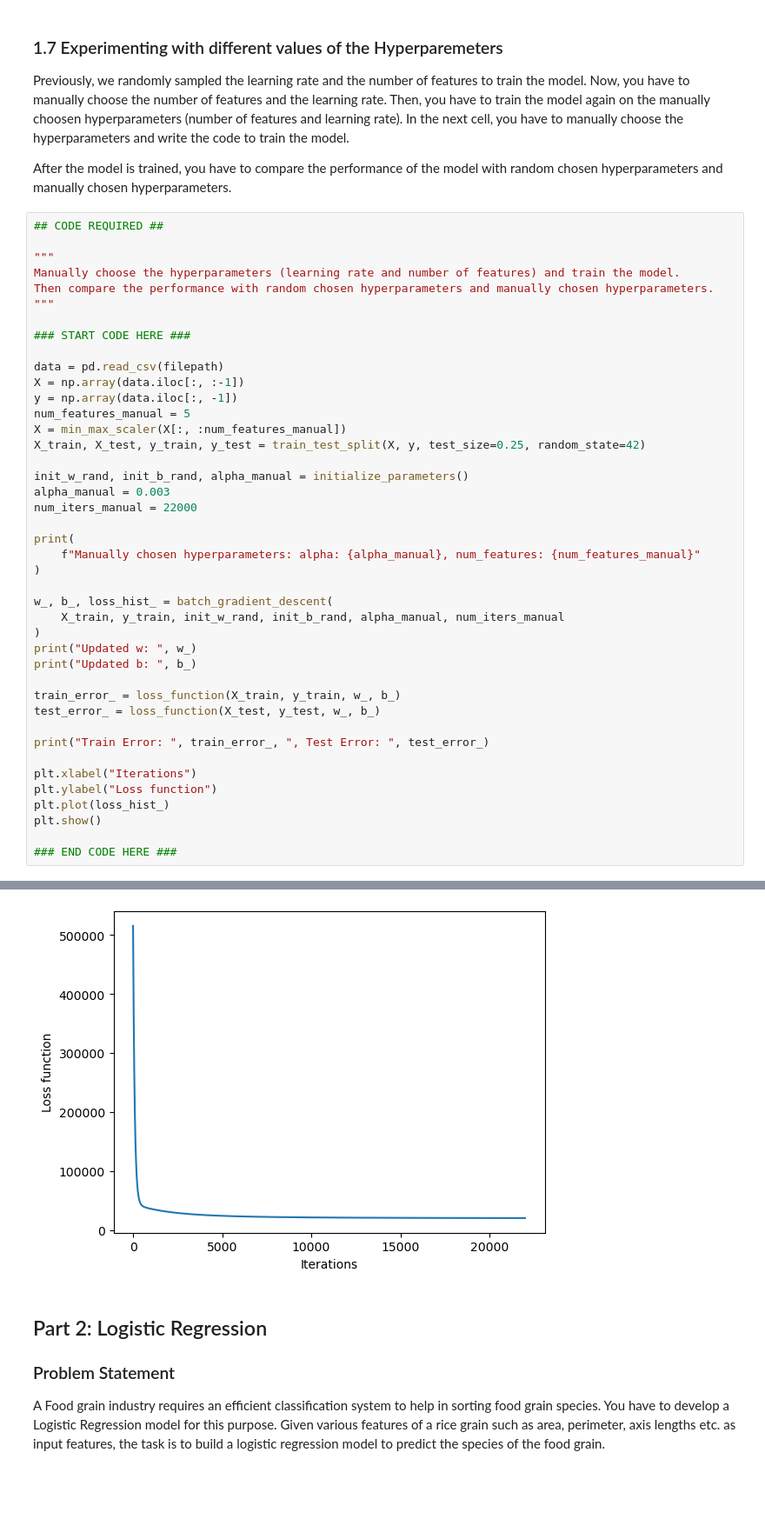
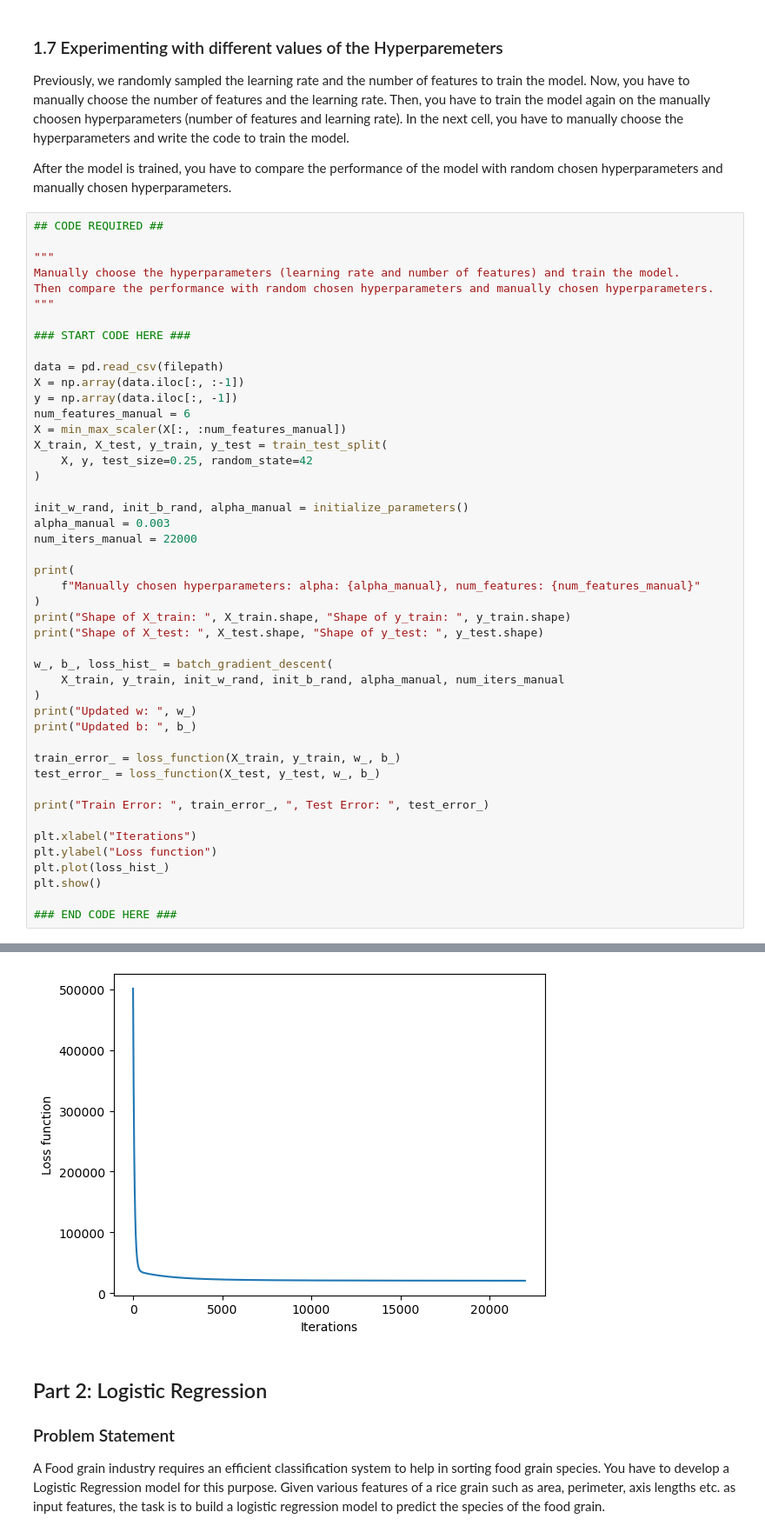
Before and after one commit to harshit-jain52/CS60050, a Jupyter notebook: assgn01/ML_Assignment_1/22CS10030_A1.ipynb, the cells around one changed output, grey strips where cells are left out. Shown at 87% size. Drawn from its saved outputs; the diff is of its cells as text; blank space fills up the shorter version.

Commit message:
Print Shapes in section 1.7 & 2.7

```diff
--- a/assgn01/ML_Assignment_1/22CS10030_A1.ipynb
+++ b/assgn01/ML_Assignment_1/22CS10030_A1.ipynb
@@ -464,9 +464,11 @@ Then compare the performance with random chosen hyperparameters and manually cho
 data = pd.read_csv(filepath)
 X = np.array(data.iloc[:, :-1])
 y = np.array(data.iloc[:, -1])
-num_features_manual = 5
+num_features_manual = 6
 X = min_max_scaler(X[:, :num_features_manual])
-X_train, X_test, y_train, y_test = train_test_split(X, y, test_size=0.25, random_state=42)
+X_train, X_test, y_train, y_test = train_test_split(
+    X, y, test_size=0.25, random_state=42
+)
 
 init_w_rand, init_b_rand, alpha_manual = initialize_parameters()
 alpha_manual = 0.003
@@ -475,6 +477,8 @@ num_iters_manual = 22000
 print(
     f"Manually chosen hyperparameters: alpha: {alpha_manual}, num_features: {num_features_manual}"
 )
+print("Shape of X_train: ", X_train.shape, "Shape of y_train: ", y_train.shape)
+print("Shape of X_test: ", X_test.shape, "Shape of y_test: ", y_test.shape)
 
 w_, b_, loss_hist_ = batch_gradient_descent(
     X_train, y_train, init_w_rand, init_b_rand, alpha_manual, num_iters_manual
@@ -514,4 +518,4 @@ Train Error:  20241.407990460713 , Test Error:  12269.12817797581
-[figure, old version]
+[figure, new version]
 # %% [markdown]
 ## Part 2: Logistic Regression
 
```
Also changed, not shown: parts of 2 cells of this notebook.
